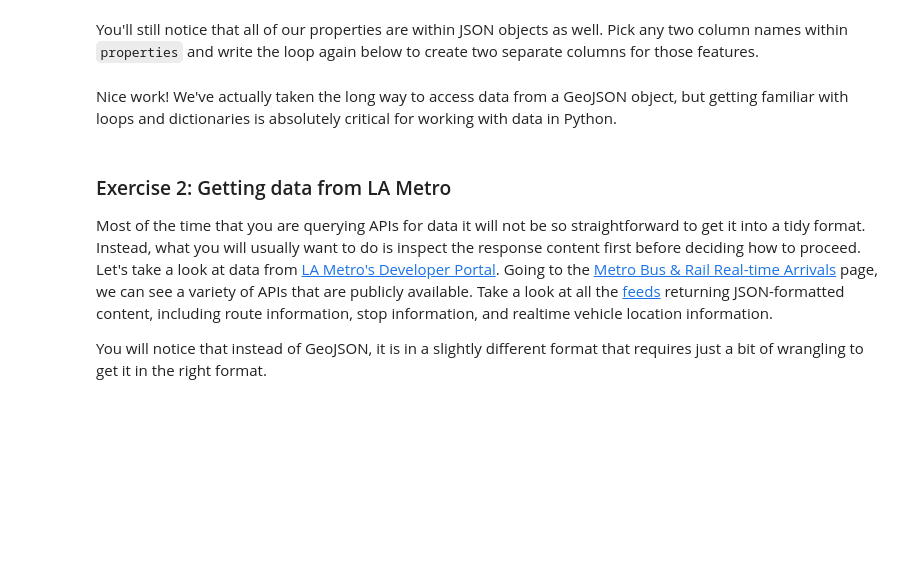
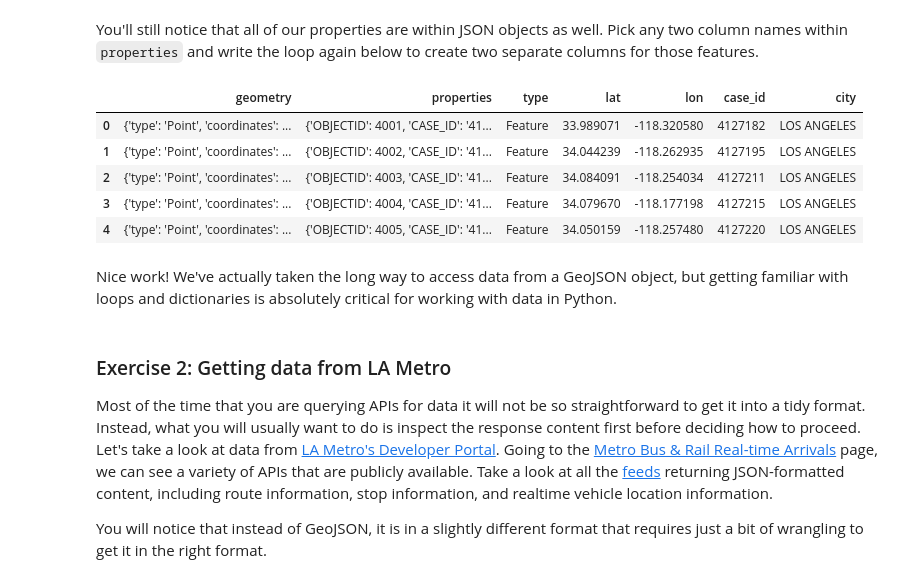
Before and after one commit to haoding19/ucla-its-data-camp-2019, a Jupyter notebook: Day1/day-1-prj/Day1-Activity.ipynb, the cells around one changed output. Cells and saved outputs as stored; diff of their text form; code cells hidden in the pictures; blank space fills up the shorter version.

```diff
--- a/Day1/day-1-prj/Day1-Activity.ipynb
+++ b/Day1/day-1-prj/Day1-Activity.ipynb
@@ -76,6 +97,8 @@ with open('data/raw/collisions_2009to2013.json', 'w') as outfile:
 Now that we have the stored to disk, let's read it back into memory and wrangle it into a more 'tidy' format for further analysis.
 # %%
 # TODO: Read the file into memory, store JSON as `collisions` variable
+with open('data/raw/collisions_2009to2013.json') as json_file:
+    collisions = json.load(json_file)
 # %% [markdown]
 If you remember from the lecture earlier with the sf data portal, you can construct a dataframe directly from JSON-formatted data.
 # %%
@@ -98,6 +128,9 @@ longitudes = []
 for label, row in collisions_df.iterrows():
     if pd.notnull(row['geometry']):
         # TODO: append the first list item to `longitudes` and the second list item to `latitudes`
+        latitudes.append(row['geometry']['coordinates'][1])
+        longitudes.append(row['geometry']['coordinates'][0])
+
 
 
     else:
@@ -114,11 +154,33 @@ You'll still notice that all of our properties are within JSON objects as well.
 # %%
 # TODO: Loop through the DF, pick any two features
 #       and separate them into two new columns,
 #       then examine the head of collisions_df
 
+# creating empty lists for case id and city
+case_id = list()
+city = list()
+
+# loop through DF property, and return case id and city back to dateframe
+for label,row in collisions_df.iterrows():
+    if pd.notnull(row['properties']):
+        case_id.append(row['properties']['CASE_ID'])
+        city.append(row['properties']['CITY'])
+    else:
+        case_id.append(None)
+        city.append(None)
+
+collisions_df['case_id'] = case_id
+collisions_df['city'] = city
 
 # View the head
 collisions_df.head()
+# %% [output]
+|  | geometry | properties | type | lat | lon | case_id | city |
+| 0 | {'type': 'Point', 'coordinates': ... | {'OBJECTID': 4001, 'CASE_ID': '41... | Feature | 33.989071 | -118.320580 | 4127182 | LOS ANGELES |
+| 1 | {'type': 'Point', 'coordinates': ... | {'OBJECTID': 4002, 'CASE_ID': '41... | Feature | 34.044239 | -118.262935 | 4127195 | LOS ANGELES |
+| 2 | {'type': 'Point', 'coordinates': ... | {'OBJECTID': 4003, 'CASE_ID': '41... | Feature | 34.084091 | -118.254034 | 4127211 | LOS ANGELES |
+| 3 | {'type': 'Point', 'coordinates': ... | {'OBJECTID': 4004, 'CASE_ID': '41... | Feature | 34.079670 | -118.177198 | 4127215 | LOS ANGELES |
+| 4 | {'type': 'Point', 'coordinates': ... | {'OBJECTID': 4005, 'CASE_ID': '41... | Feature | 34.050159 | -118.257480 | 4127220 | LOS ANGELES |
 # %% [markdown]
 Nice work! We've actually taken the long way to access data from a GeoJSON object, but getting familiar with loops and dictionaries is absolutely critical for working with data in Python.
 # %% [markdown]
```
Also changed, not shown: parts of 21 cells of this notebook, 32 other files.
